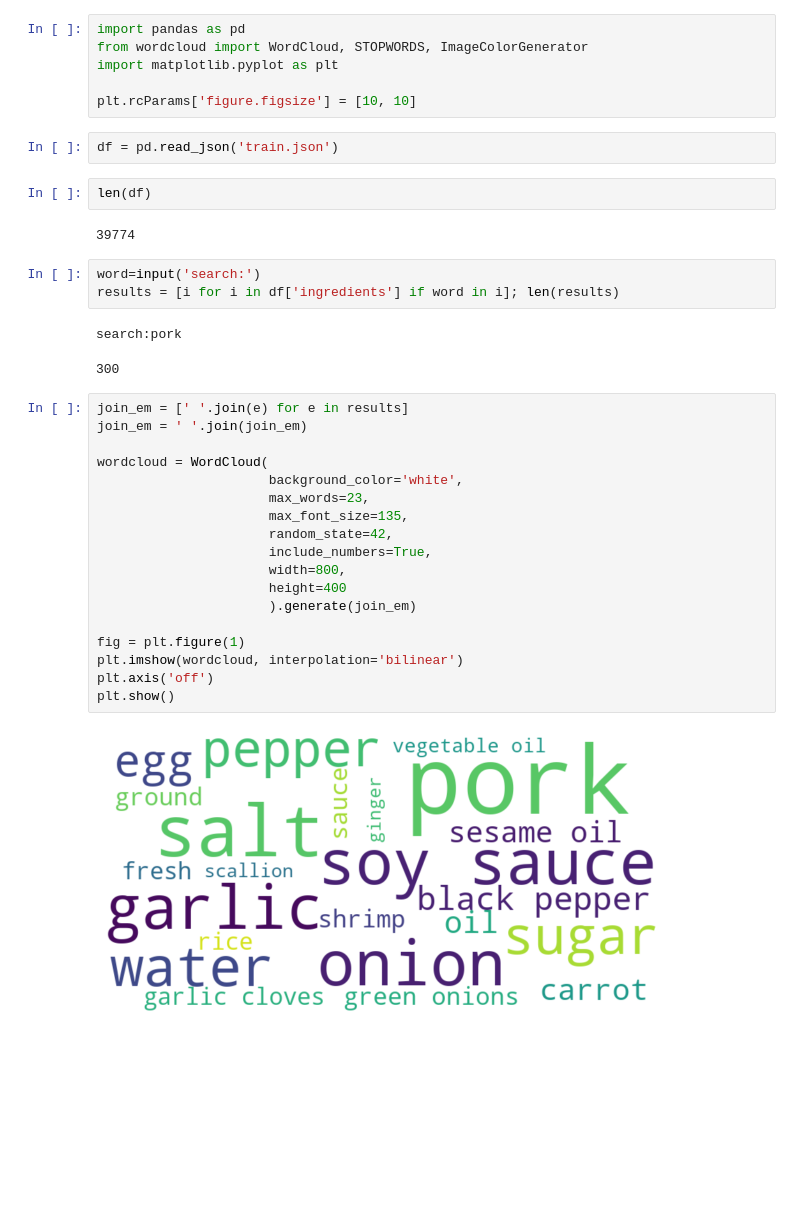
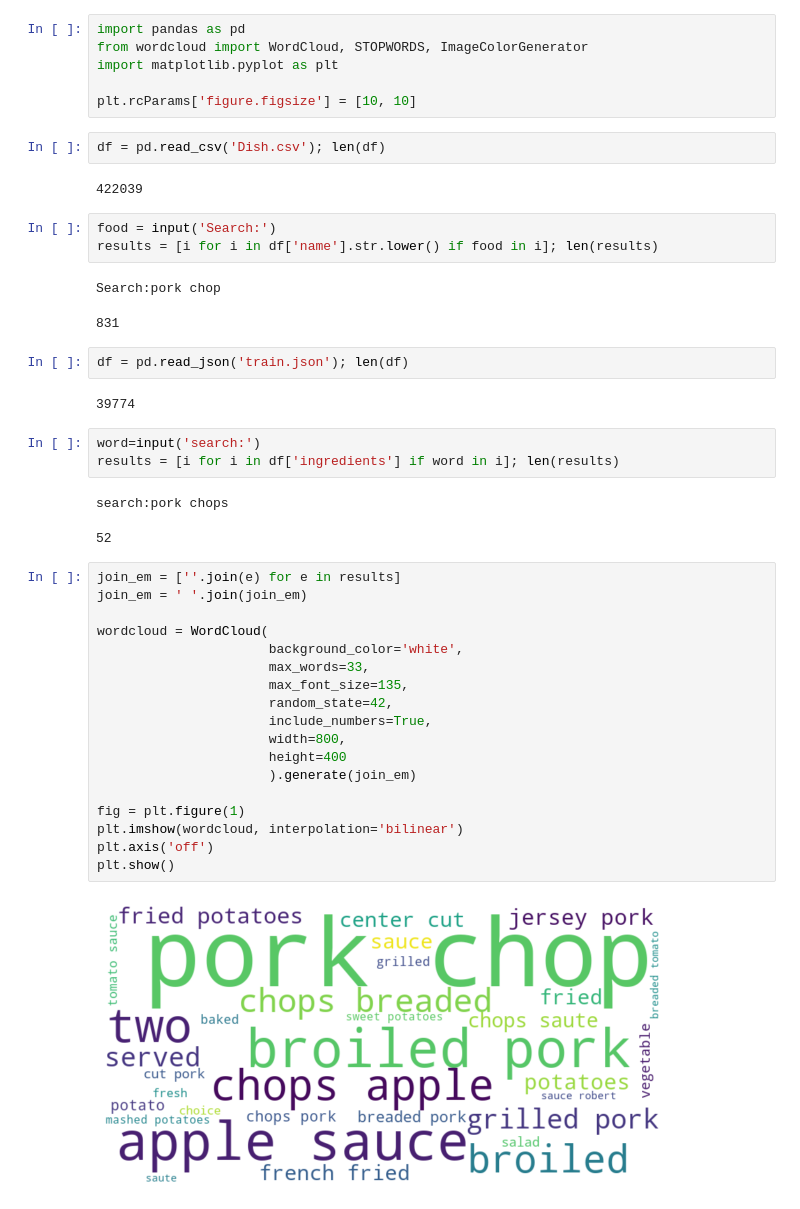
Before and after one commit to SleepyGinger/explore_foods, a Jupyter notebook: word_cloud.ipynb, the cells around one changed output. Cells and saved outputs as stored; diff of their text form; blank space fills up the shorter version.

```diff
--- a/word_cloud.ipynb
+++ b/word_cloud.ipynb
@@ -4,35 +4,43 @@ from wordcloud import WordCloud, STOPWORDS, ImageColorGenerator
 import matplotlib.pyplot as plt
 
 plt.rcParams['figure.figsize'] = [10, 10]
+# %%
+df = pd.read_csv('Dish.csv'); len(df)
+# %% [output]
+422039
+# %%
+food = input('Search:')
+results = [i for i in df['name'].str.lower() if food in i]; len(results)
+# %% [output]
+Search:pork chop
+831
 # %%
-df = pd.read_json('train.json')
+df = pd.read_json('train.json'); len(df)
+# %% [output]
+39774
-# %%
-len(df)
-# %% [output]
-39774
 # %%
 word=input('search:')
 results = [i for i in df['ingredients'] if word in i]; len(results)
 # %% [output]
-search:pork
+search:pork chops
-300
+52
 # %%
-join_em = [' '.join(e) for e in results]
+join_em = [''.join(e) for e in results]
 join_em = ' '.join(join_em)
 
 wordcloud = WordCloud(
                       background_color='white',
-                      max_words=23,
+                      max_words=33,
                       max_font_size=135,
                       random_state=42,
                       include_numbers=True,
                       width=800,
                       height=400
                       ).generate(join_em)
 
 fig = plt.figure(1)
 plt.imshow(wordcloud, interpolation='bilinear')
 plt.axis('off')
 plt.show()
 # %% [output]
-[figure, old version]
+[figure, new version]
```
Also changed, not shown: 2 other files.
